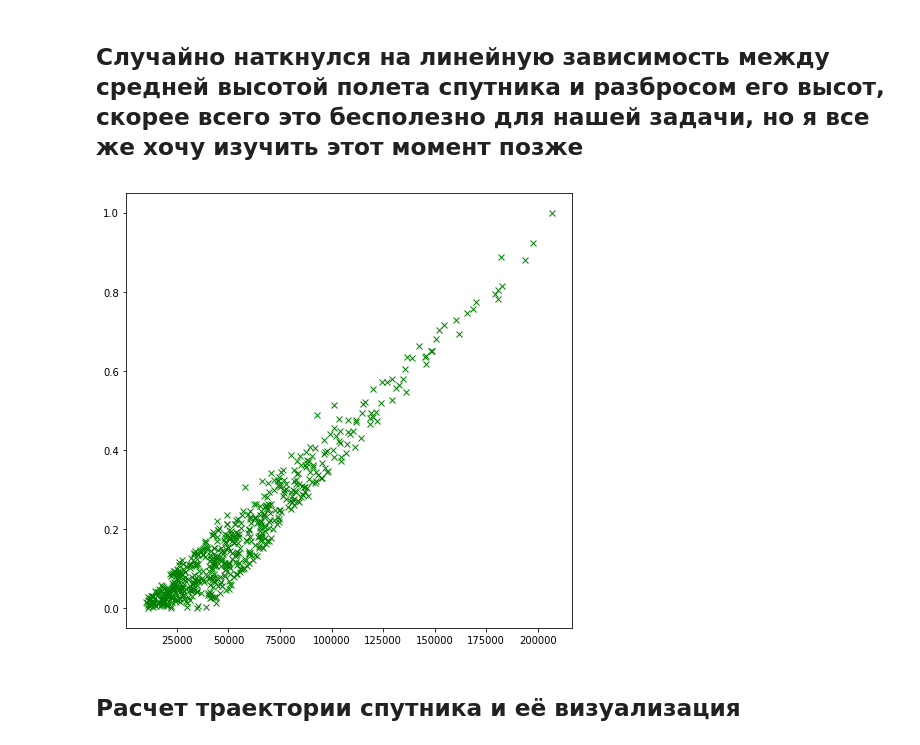
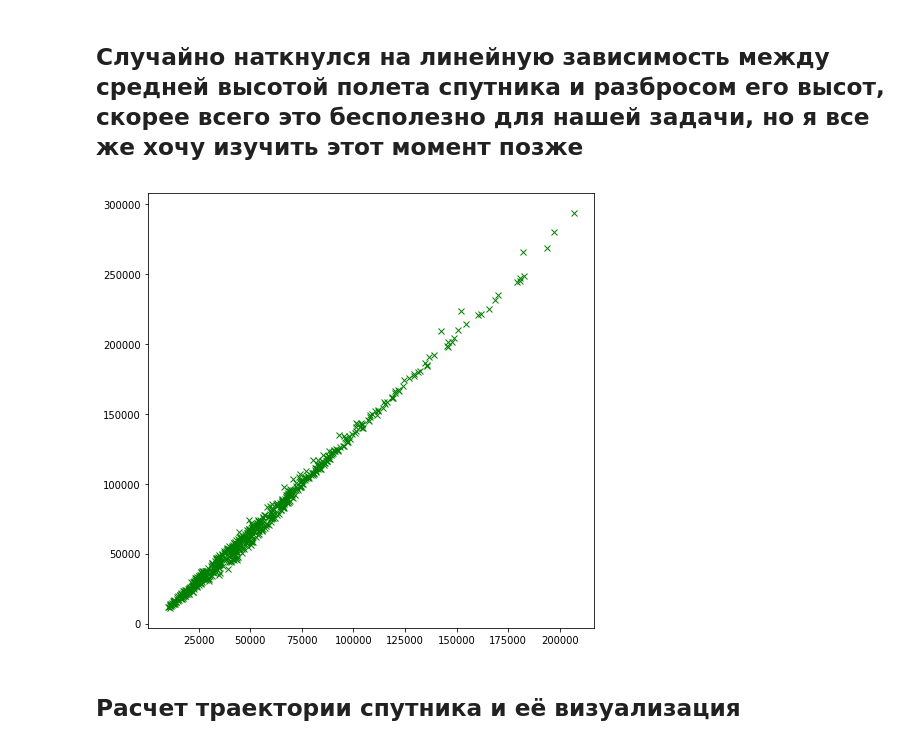
Before and after one commit to KirillRuSS/IDAO-2020, a Jupyter notebook: IDAO-2020.ipynb, the cells around one changed output. Cells and saved outputs as stored; diff of their text form; code cells hidden in the pictures.

```diff
--- a/IDAO-2020.ipynb
+++ b/IDAO-2020.ipynb
@@ -89,7 +96,7 @@ plt.show()
 ## Сопоставление высоты полета спутника и  ошибки
 # %%
 plt.figure(figsize = (30, 10))
-sat = df[df.sat_id==11]
+sat = df[df.sat_id==12]
 
 #x = np.linspace(0.0, 1.0, num=len(sat))
 x = sat['total_seconds']
@@ -116,25 +139,25 @@ print(y.min())
 # %%
 df['h'] = (df.x**2 + df.y**2 + df.z**2)**0.5
 
 h_list = []
 y_delta = []
 
 for i in df['sat_id'].unique():
     sat = df[df['sat_id']==i]
 
-    h_list.append(np.mean(sat['h']))
-    y_delta.append(max(sat.h)-min(sat.h))
+    h_list.append(np.mean(sat.h))
+    y_delta.append(np.max(sat.h))
 
 plt.figure(figsize = (8, 8))
 
 y_delta = np.array(y_delta)
-y_delta=y_delta-y_delta.min()
-y_delta=y_delta/y_delta.max()
+#y_delta=y_delta-y_delta.min()
+#y_delta=y_delta/y_delta.max()
 
 plt.plot(h_list,y_delta, 'gx')
 
 plt.show()
 # %% [output]
-[figure, old version]
+[figure, new version]
 # %% [markdown]
 ## Расчет траектории спутника и её визуализация
```
Also changed, not shown: parts of 18 cells of this notebook, 3 other files.
